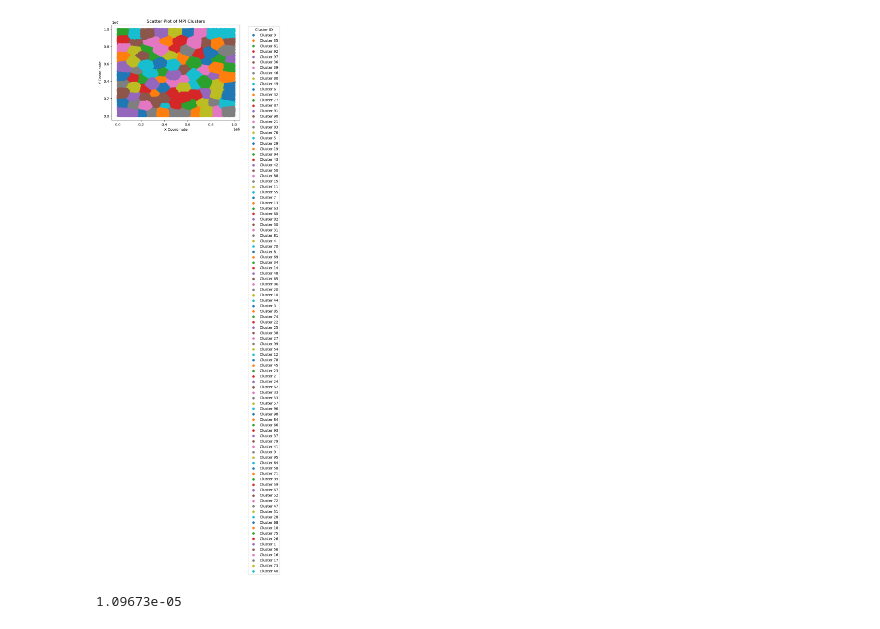
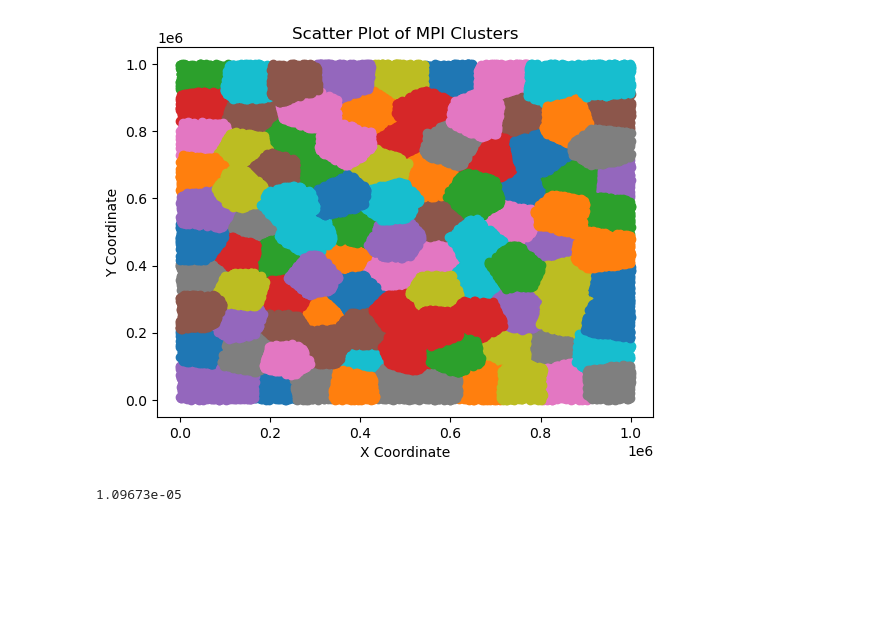
Before and after one commit to cmse822/final-project-Ledengary, a Jupyter notebook: plotting.ipynb, the cells around one changed output. Saved outputs shown, nothing was run; the diff lists cells and outputs as text; code cells hidden in the pictures; blank space fills up the shorter version.

```diff
--- a/plotting.ipynb
+++ b/plotting.ipynb
@@ -31,16 +32,16 @@ plt.show()
 # %%
 data = pd.read_csv('MPI_clusters.txt')
 fig, ax = plt.subplots()
 for cluster in data['cluster_id'].unique():
     cluster_data = data[data['cluster_id'] == cluster]
     ax.scatter(cluster_data['x'], cluster_data['y'], label=f'Cluster {cluster}')
-ax.legend(title='Cluster ID', bbox_to_anchor=(1.05, 1), loc='upper left')
+# ax.legend(title='Cluster ID', bbox_to_anchor=(1.05, 1), loc='upper left')
 ax.set_xlabel('X Coordinate')
 ax.set_ylabel('Y Coordinate')
 ax.set_title('Scatter Plot of MPI Clusters')
 plt.show()
 # %% [output]
-[figure, old version]
+[figure, new version]
 # %%
 def parse_log_file(file_path):
     with open(file_path, 'r') as file:
```
Also changed, not shown: parts of 4 cells of this notebook, 37 other files.
